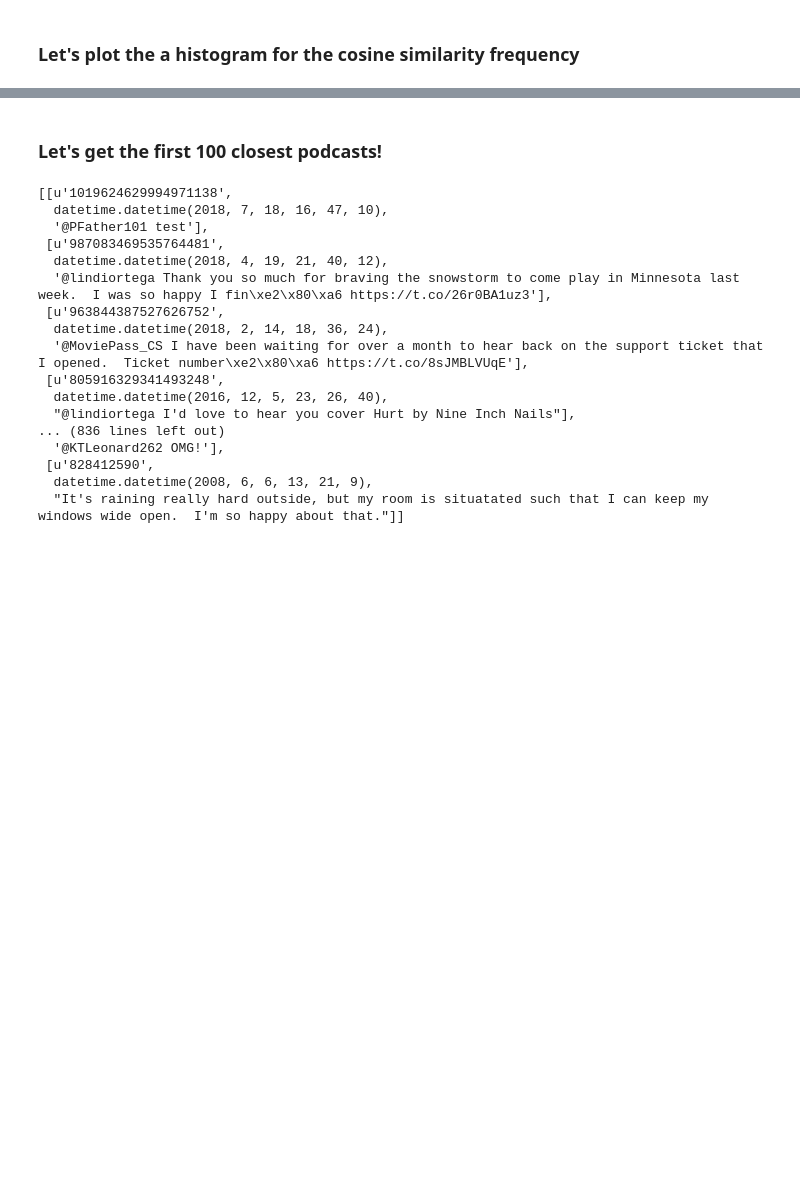
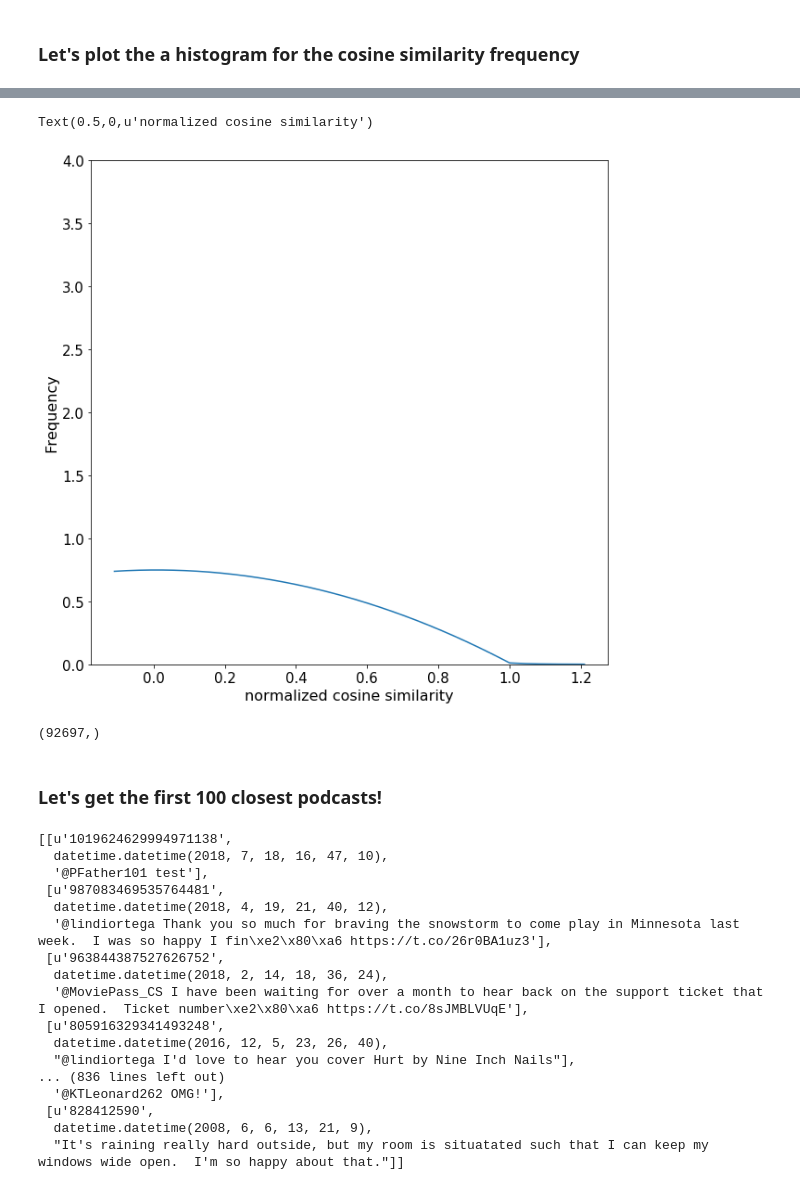
Before and after one commit to jamillan/PodFather, a Jupyter notebook: notebooks/bot/final_tfidf_lda.ipynb, the cells around one changed output, grey strips where cells are left out. Drawn from its saved outputs; the diff is of its cells as text; code cells hidden in the pictures; blank space fills up the shorter version.

```diff
--- a/notebooks/bot/final_tfidf_lda.ipynb
+++ b/notebooks/bot/final_tfidf_lda.ipynb
@@ -418,3 +394,22 @@ Text(0.5,0,u'normalized cosine similarity')
+# %%
+df_cos = np.genfromtxt('out.dat')
+# %%
+
+rcParams['figure.figsize'] = 10, 10
+plt.plot(df_cos[:,0], df_cos[:,1])
+#plt.xlim((0.02,1.0))
+plt.ylim((0,4))
+plt.tick_params(axis='both', which='major', labelsize=15)
+plt.tick_params(axis='both', which='minor', labelsize=15)
+plt.ylabel('Frequency',fontsize=16)
+plt.xlabel('normalized cosine similarity',fontsize=16)
+# %% [output]
+Text(0.5,0,u'normalized cosine similarity')
+[figure, added]
+# %%
+a.A.flatten().shape
+# %% [output]
+(92697,)
 # %% [markdown]
 ### Let's get the first 100 closest podcasts!
 # %%
```
Also changed, not shown: parts of 44 cells of this notebook.
